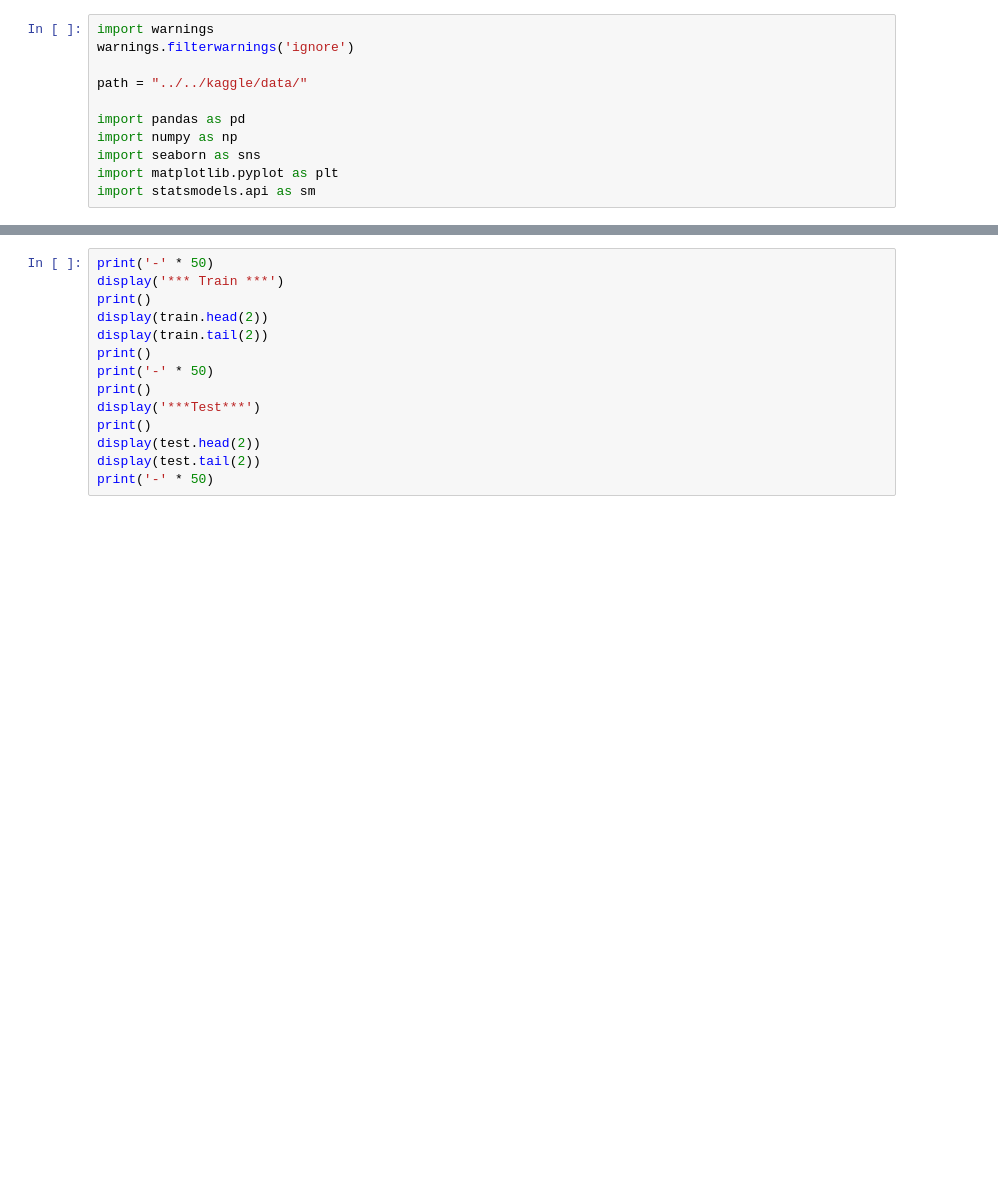
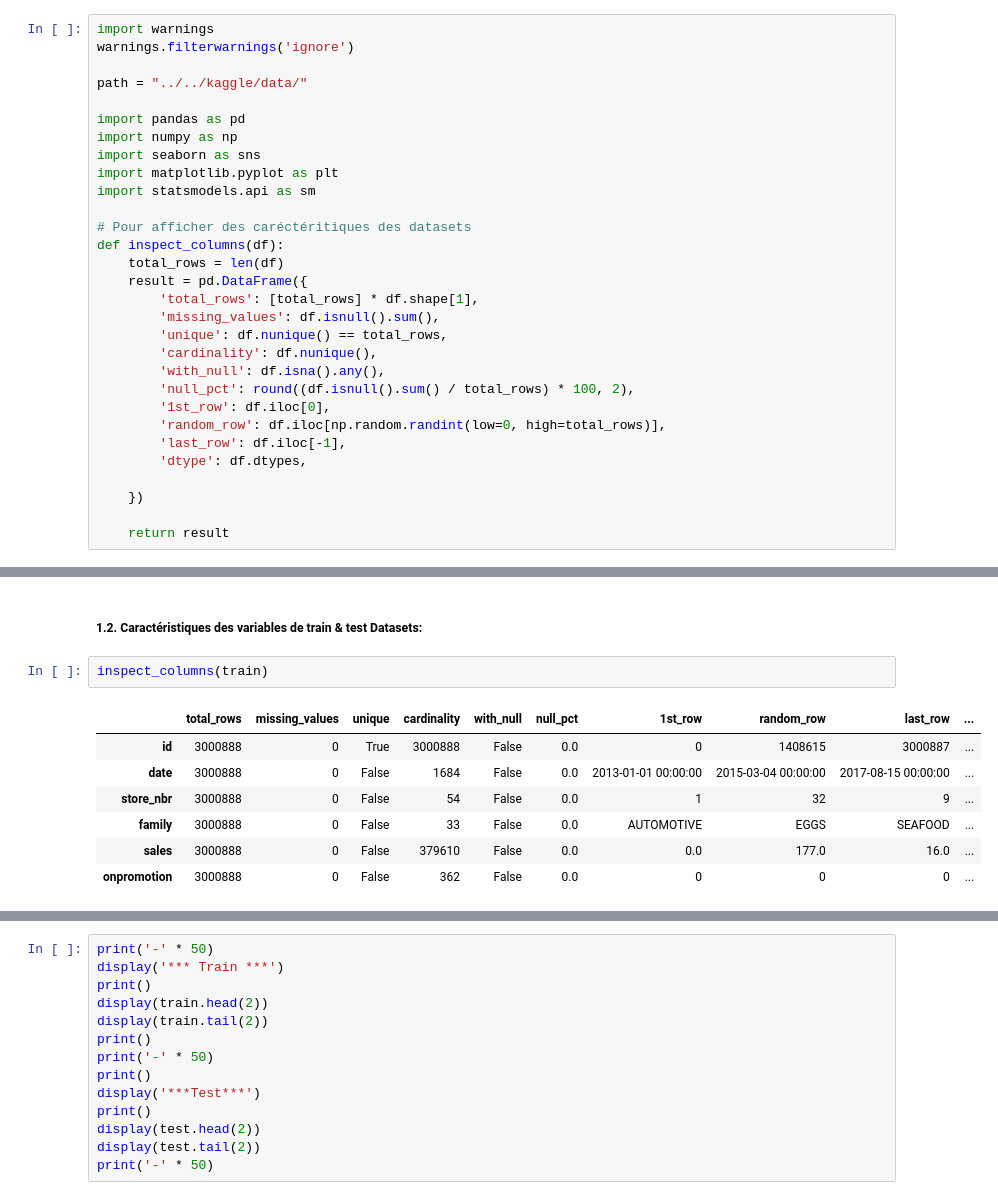
Before and after one commit to ikarioh/competiton_kaggle, a Jupyter notebook: 01_Exploration_&_Datavisualisation.ipynb, the cells around one changed output, grey strips where cells are left out. Saved outputs shown, nothing was run; the diff lists cells and outputs as text; blank space fills up the shorter version.

```diff
--- a/01_Exploration_&_Datavisualisation.ipynb
+++ b/01_Exploration_&_Datavisualisation.ipynb
@@ -9,4 +9,23 @@ import numpy as np
 import seaborn as sns
 import matplotlib.pyplot as plt
 import statsmodels.api as sm
+
+# Pour afficher des caréctéritiques des datasets
+def inspect_columns(df):
+    total_rows = len(df)
+    result = pd.DataFrame({
+        'total_rows': [total_rows] * df.shape[1],
+        'missing_values': df.isnull().sum(),
+        'unique': df.nunique() == total_rows,
+        'cardinality': df.nunique(),
+        'with_null': df.isna().any(),
+        'null_pct': round((df.isnull().sum() / total_rows) * 100, 2),
+        '1st_row': df.iloc[0],
+        'random_row': df.iloc[np.random.randint(low=0, high=total_rows)],
+        'last_row': df.iloc[-1],
+        'dtype': df.dtypes,
+
+    })
+
+    return result
 # %% [markdown]
@@ -18,0 +51,12 @@ test = pd.read_csv(path + "test.csv")
+# %% [markdown]
+##### **1.2.  Caractéristiques des variables de train & test Datasets:**
+# %%
+inspect_columns(train)
+# %% [output]
+|  | total_rows | missing_values | unique | cardinality | with_null | null_pct | 1st_row | random_row | last_row | ... |
+| id | 3000888 | 0 | True | 3000888 | False | 0.0 | 0 | 1408615 | 3000887 | ... |
+| date | 3000888 | 0 | False | 1684 | False | 0.0 | 2013-01-01 00:00:00 | 2015-03-04 00:00:00 | 2017-08-15 00:00:00 | ... |
+| store_nbr | 3000888 | 0 | False | 54 | False | 0.0 | 1 | 32 | 9 | ... |
+| family | 3000888 | 0 | False | 33 | False | 0.0 | AUTOMOTIVE | EGGS | SEAFOOD | ... |
+| sales | 3000888 | 0 | False | 379610 | False | 0.0 | 0.0 | 177.0 | 16.0 | ... |
+| onpromotion | 3000888 | 0 | False | 362 | False | 0.0 | 0 | 0 | 0 | ... |
```
Also changed, not shown: parts of 29 cells of this notebook.
